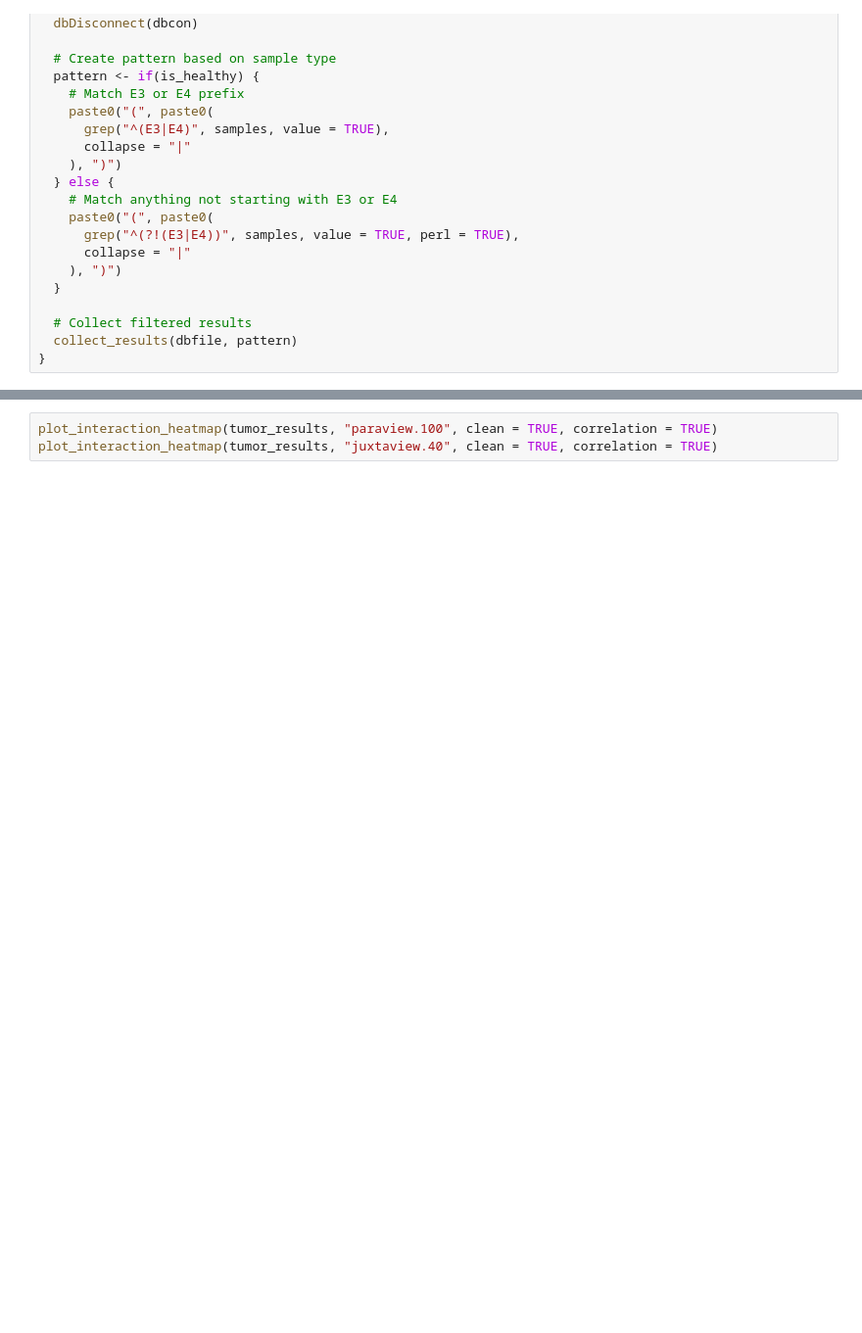
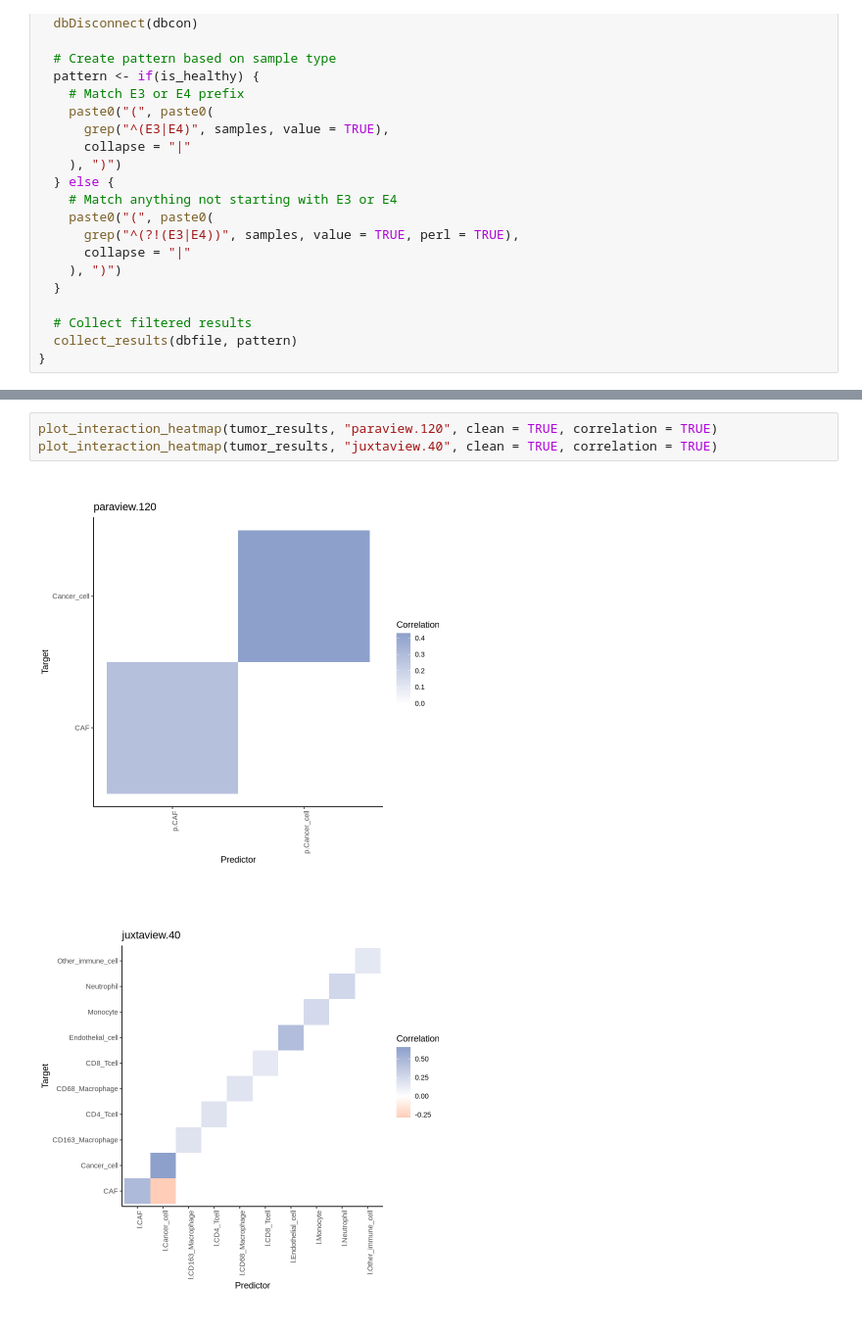
Before and after one commit to HartmannLab/MIBI-Analysis_Hamburg_CRC_TMA_2024, a Jupyter notebook: notebooks/spatial/MistyLines.ipynb, the cells around one changed output, grey strips where cells are left out. Shown at 98% size. Drawn from its saved outputs; the diff is of its cells as text; blank space fills up the shorter version.

```diff
--- a/notebooks/spatial/MistyLines.ipynb
+++ b/notebooks/spatial/MistyLines.ipynb
@@ -156,3 +275,6 @@ dev.off()
 # %%
-plot_interaction_heatmap(tumor_results, "paraview.100", clean = TRUE, correlation = TRUE)
+plot_interaction_heatmap(tumor_results, "paraview.120", clean = TRUE, correlation = TRUE)
 plot_interaction_heatmap(tumor_results, "juxtaview.40", clean = TRUE, correlation = TRUE)
+# %% [output]
+[figure, added]
+[figure, added]
```
Also changed, not shown: parts of 32 cells of this notebook.
